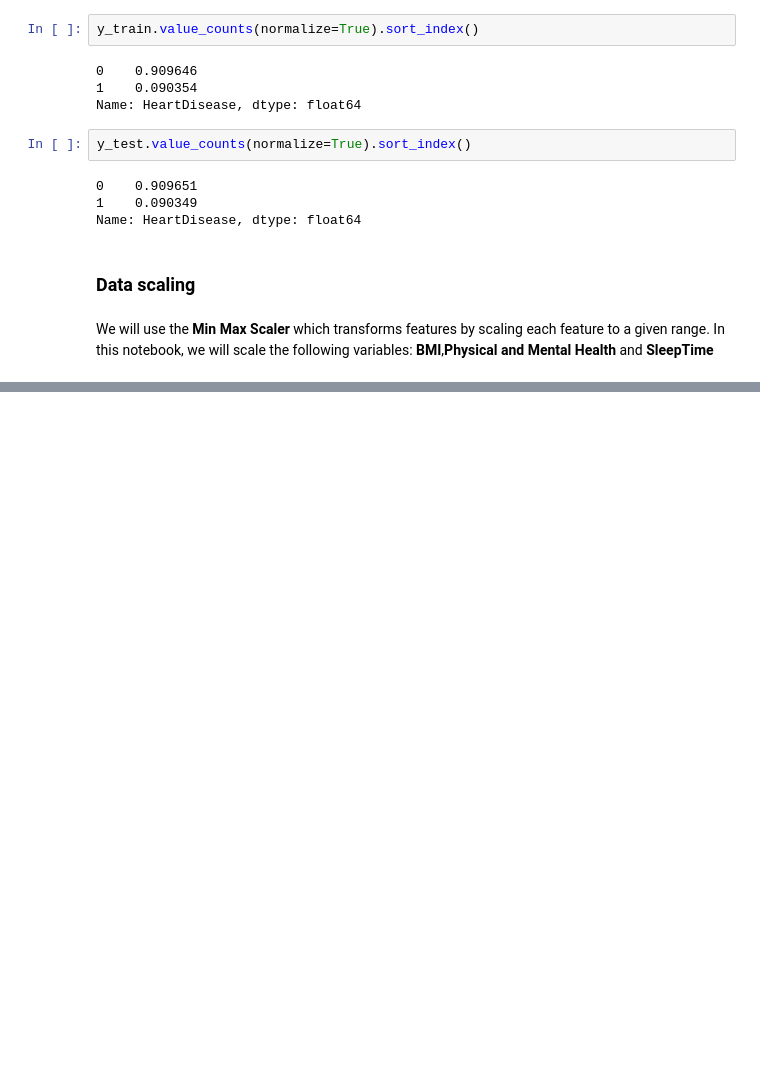
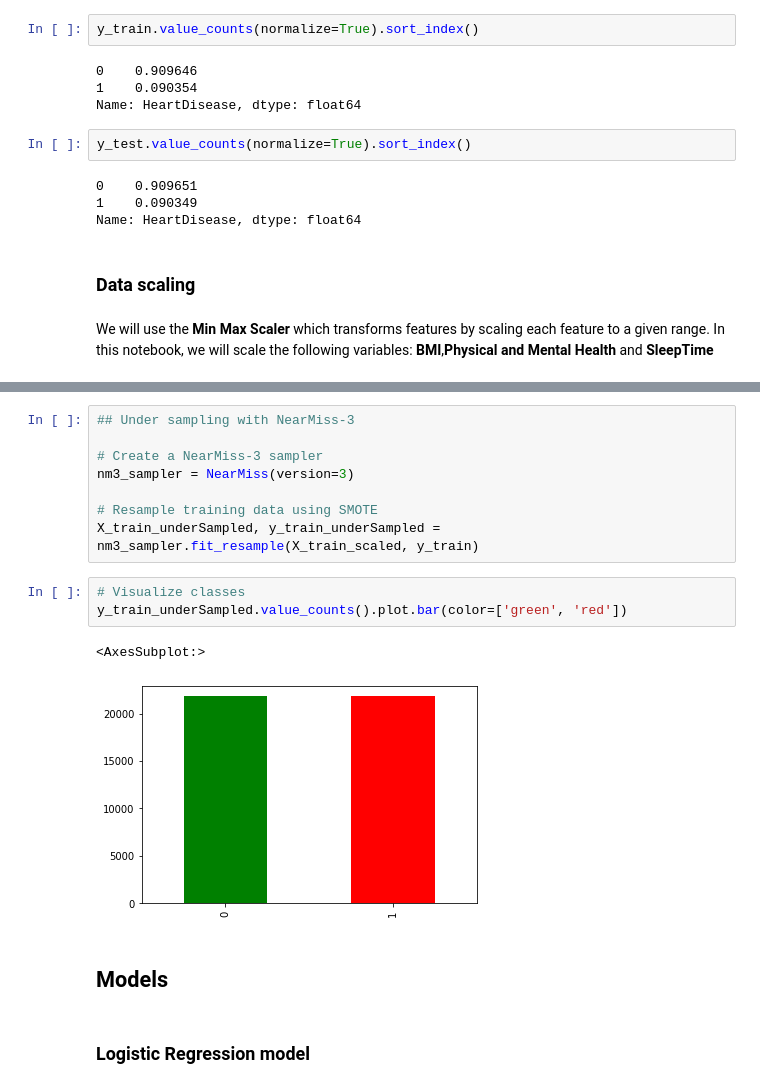
Before and after one commit to sumitkumarjethani/aprendizaje-automatico-IBM, a Jupyter notebook: Supervised Machine Learning (Classification)/notebooks/Final Project.ipynb, the cells around one changed output, grey strips where cells are left out. Cells and saved outputs as stored; diff of their text form; blank space fills up the shorter version.

```diff
--- a/Supervised Machine Learning (Classification)/notebooks/Final Project.ipynb
+++ b/Supervised Machine Learning (Classification)/notebooks/Final Project.ipynb
@@ -622,0 +727,18 @@ We will use the **Min Max Scaler** which transforms features by scaling each fea
+# %%
+## Under sampling with NearMiss-3
+
+# Create a NearMiss-3 sampler
+nm3_sampler = NearMiss(version=3)
+
+# Resample training data using SMOTE
+X_train_underSampled, y_train_underSampled = nm3_sampler.fit_resample(X_train_scaled, y_train)
+# %%
+# Visualize classes
+y_train_underSampled.value_counts().plot.bar(color=['green', 'red'])
+# %% [output]
+<AxesSubplot:>
+[figure, added]
+# %% [markdown]
+## Models
+# %% [markdown]
+### Logistic Regression model
```
Also changed, not shown: parts of 103 cells of this notebook, 14 other files.
